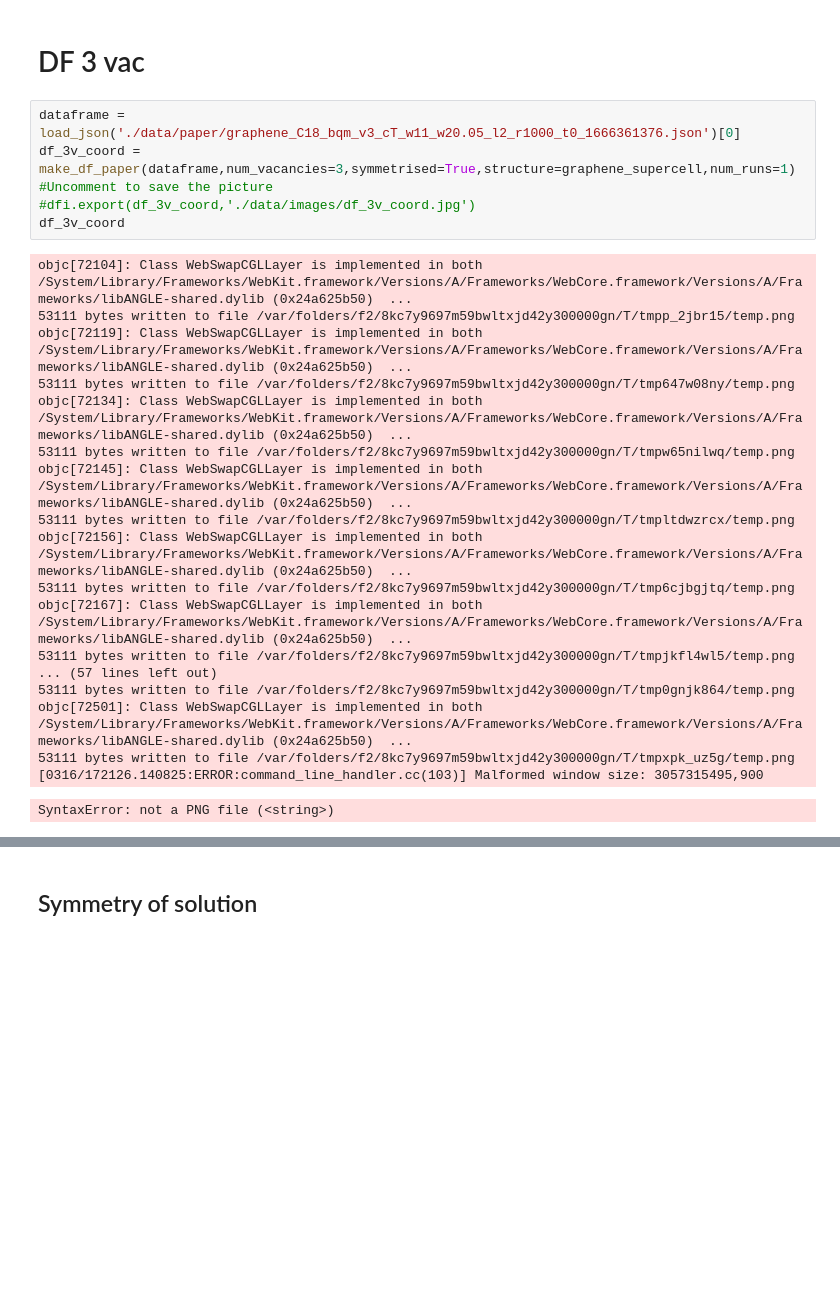
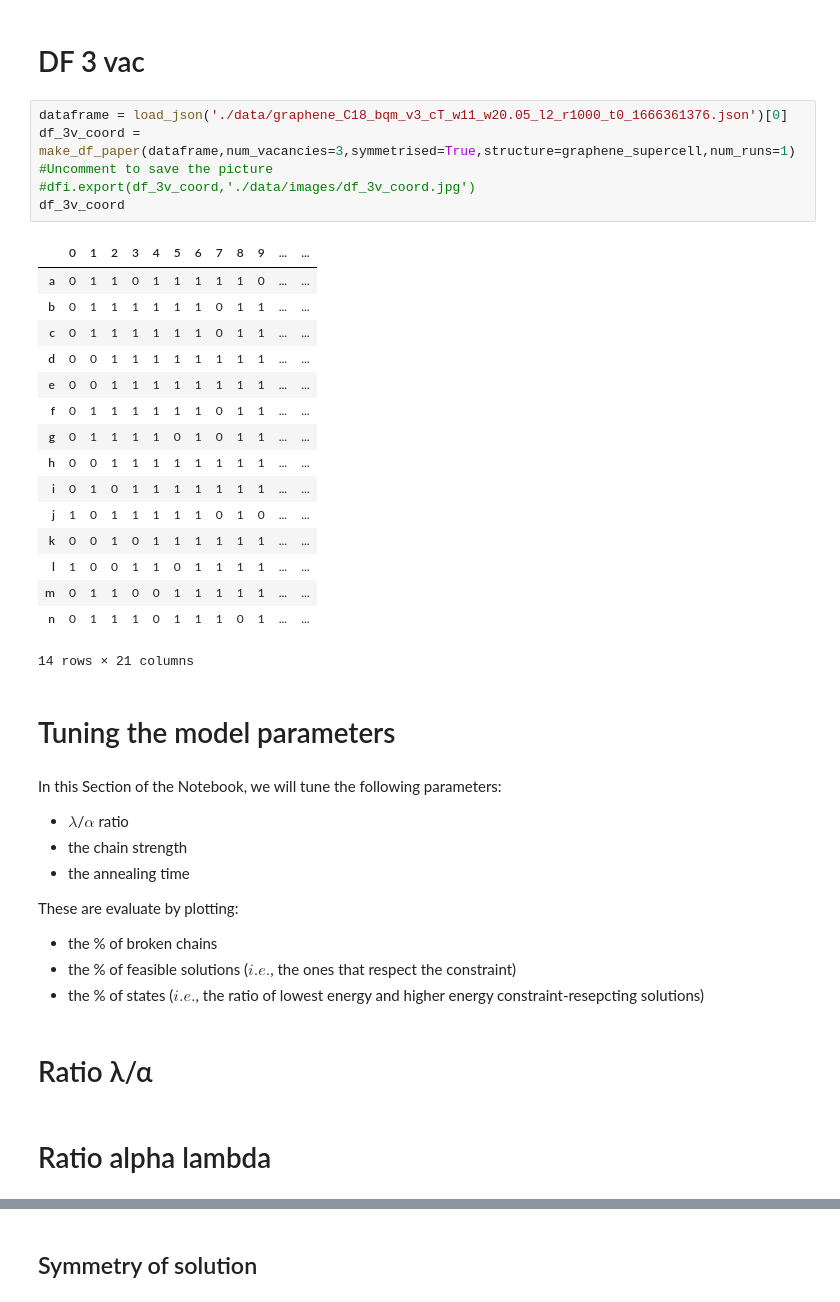
Before and after one commit to cmc-ucl/quantum_computing, a Jupyter notebook: Quantum_computing_and_materials_science/data_analysis.ipynb, the cells around one changed output, grey strips where cells are left out. Drawn from its saved outputs; the diff is of its cells as text; blank space fills up the shorter version.

```diff
--- a/Quantum_computing_and_materials_science/data_analysis.ipynb
+++ b/Quantum_computing_and_materials_science/data_analysis.ipynb
@@ -854,27 +384,42 @@ slurm = write_crystal_files(df_2v_coord,structure,dimensionality=2,slurm_file_cr
 # %% [markdown]
 # DF 3 vac
 # %%
-dataframe = load_json('./data/paper/graphene_C18_bqm_v3_cT_w11_w20.05_l2_r1000_t0_1666361376.json')[0]
+dataframe = load_json('./data/graphene_C18_bqm_v3_cT_w11_w20.05_l2_r1000_t0_1666361376.json')[0]
 df_3v_coord = make_df_paper(dataframe,num_vacancies=3,symmetrised=True,structure=graphene_supercell,num_runs=1)
 #Uncomment to save the picture
 #dfi.export(df_3v_coord,'./data/images/df_3v_coord.jpg')
 df_3v_coord
 # %% [output]
+|  | 0 | 1 | 2 | 3 | 4 | 5 | 6 | 7 | 8 | 9 | ... | ... |
+| a | 0 | 1 | 1 | 0 | 1 | 1 | 1 | 1 | 1 | 0 | ... | ... |
+| b | 0 | 1 | 1 | 1 | 1 | 1 | 1 | 0 | 1 | 1 | ... | ... |
+| c | 0 | 1 | 1 | 1 | 1 | 1 | 1 | 0 | 1 | 1 | ... | ... |
+| d | 0 | 0 | 1 | 1 | 1 | 1 | 1 | 1 | 1 | 1 | ... | ... |
+| e | 0 | 0 | 1 | 1 | 1 | 1 | 1 | 1 | 1 | 1 | ... | ... |
+| f | 0 | 1 | 1 | 1 | 1 | 1 | 1 | 0 | 1 | 1 | ... | ... |
+| g | 0 | 1 | 1 | 1 | 1 | 0 | 1 | 0 | 1 | 1 | ... | ... |
+| h | 0 | 0 | 1 | 1 | 1 | 1 | 1 | 1 | 1 | 1 | ... | ... |
+| i | 0 | 1 | 0 | 1 | 1 | 1 | 1 | 1 | 1 | 1 | ... | ... |
+| j | 1 | 0 | 1 | 1 | 1 | 1 | 1 | 0 | 1 | 0 | ... | ... |
+| k | 0 | 0 | 1 | 0 | 1 | 1 | 1 | 1 | 1 | 1 | ... | ... |
+| l | 1 | 0 | 0 | 1 | 1 | 0 | 1 | 1 | 1 | 1 | ... | ... |
+| m | 0 | 1 | 1 | 0 | 0 | 1 | 1 | 1 | 1 | 1 | ... | ... |
+| n | 0 | 1 | 1 | 1 | 0 | 1 | 1 | 1 | 0 | 1 | ... | ... |
-objc[72104]: Class WebSwapCGLLayer is implemented in both /System/Library/Frameworks/WebKit.framework/Versions/A/Frameworks/WebCore.framework/Versions/A/Frameworks/libANGLE-shared.dylib (0x24a625b50)  ...
-53111 bytes written to file /var/folders/f2/8kc7y9697m59bwltxjd42y300000gn/T/tmpp_2jbr15/temp.png
-objc[72119]: Class WebSwapCGLLayer is implemented in both /System/Library/Frameworks/WebKit.framework/Versions/A/Frameworks/WebCore.framework/Versions/A/Frameworks/libANGLE-shared.dylib (0x24a625b50)  ...
-53111 bytes written to file /var/folders/f2/8kc7y9697m59bwltxjd42y300000gn/T/tmp647w08ny/temp.png
-objc[72134]: Class WebSwapCGLLayer is implemented in both /System/Library/Frameworks/WebKit.framework/Versions/A/Frameworks/WebCore.framework/Versions/A/Frameworks/libANGLE-shared.dylib (0x24a625b50)  ...
-53111 bytes written to file /var/folders/f2/8kc7y9697m59bwltxjd42y300000gn/T/tmpw65nilwq/temp.png
-objc[72145]: Class WebSwapCGLLayer is implemented in both /System/Library/Frameworks/WebKit.framework/Versions/A/Frameworks/WebCore.framework/Versions/A/Frameworks/libANGLE-shared.dylib (0x24a625b50)  ...
-53111 bytes written to file /var/folders/f2/8kc7y9697m59bwltxjd42y300000gn/T/tmpltdwzrcx/temp.png
-objc[72156]: Class WebSwapCGLLayer is implemented in both /System/Library/Frameworks/WebKit.framework/Versions/A/Frameworks/WebCore.framework/Versions/A/Frameworks/libANGLE-shared.dylib (0x24a625b50)  ...
-53111 bytes written to file /var/folders/f2/8kc7y9697m59bwltxjd42y300000gn/T/tmp6cjbgjtq/temp.png
-objc[72167]: Class WebSwapCGLLayer is implemented in both /System/Library/Frameworks/WebKit.framework/Versions/A/Frameworks/WebCore.framework/Versions/A/Frameworks/libANGLE-shared.dylib (0x24a625b50)  ...
-53111 bytes written to file /var/folders/f2/8kc7y9697m59bwltxjd42y300000gn/T/tmpjkfl4wl5/temp.png
-... (57 lines left out)
-53111 bytes written to file /var/folders/f2/8kc7y9697m59bwltxjd42y300000gn/T/tmp0gnjk864/temp.png
-objc[72501]: Class WebSwapCGLLayer is implemented in both /System/Library/Frameworks/WebKit.framework/Versions/A/Frameworks/WebCore.framework/Versions/A/Frameworks/libANGLE-shared.dylib (0x24a625b50)  ...
-53111 bytes written to file /var/folders/f2/8kc7y9697m59bwltxjd42y300000gn/T/tmpxpk_uz5g/temp.png
-[0316/172126.140825:ERROR:command_line_handler.cc(103)] Malformed window size: 3057315495,900
+14 rows × 21 columns
-SyntaxError: not a PNG file (<string>)
+# %% [markdown]
+# <a id='tuning'>Tuning the model parameters</a>
+# %% [markdown]
+
+In this Section of the Notebook, we will tune the following parameters:
+- $\lambda$/$\alpha$ ratio
+- the chain strength
+- the annealing time
+
+These are evaluate by plotting:
+- the % of broken chains
+- the % of feasible solutions ($i.e.$, the ones that respect the constraint)
+- the % of states ($i.e.$, the ratio of lowest energy and higher energy constraint-resepcting solutions)
+# %% [markdown]
+# <a id='ratio'>Ratio λ/α</a>
+# %% [markdown]
+# Ratio alpha lambda
```
Also changed, not shown: parts of 90 cells of this notebook.
